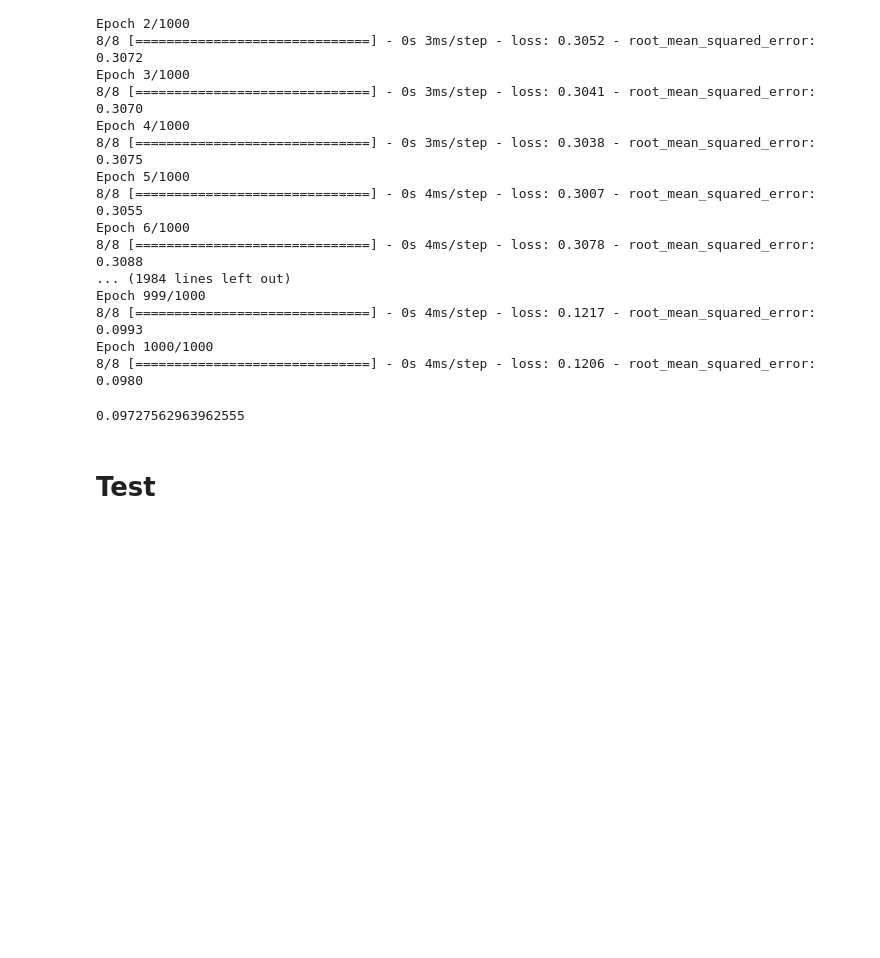
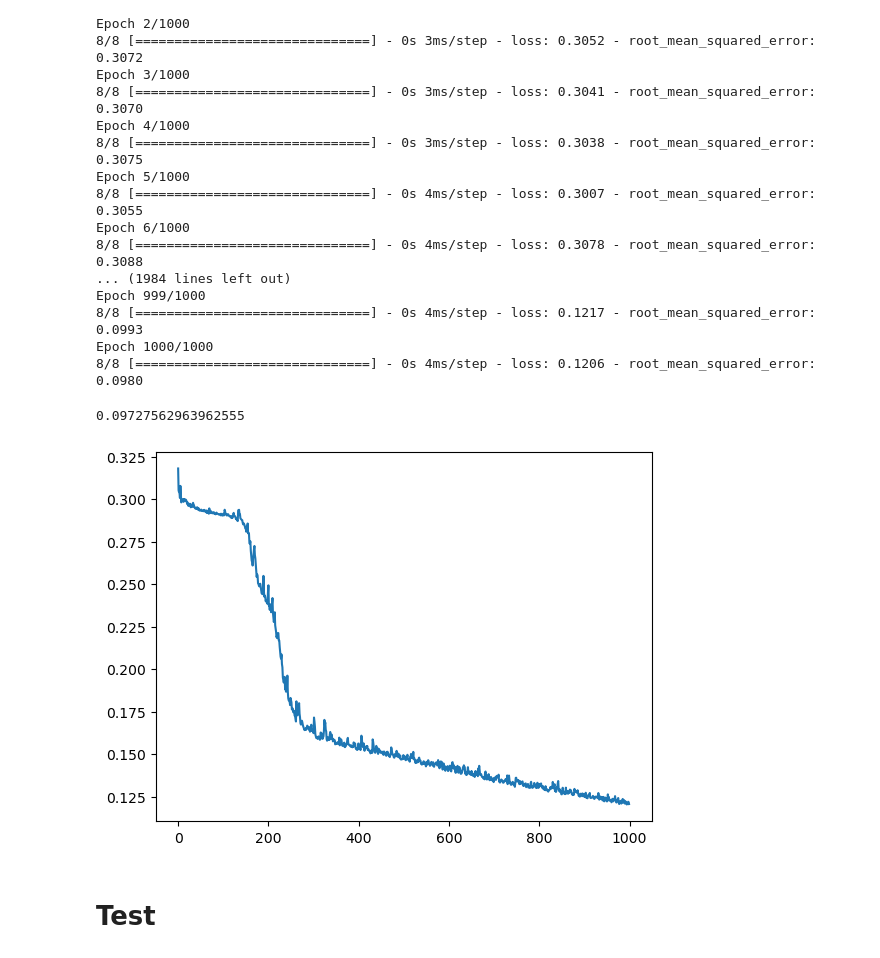
Before and after one commit to shOh-ai/Emotion_Score_Prediction, a Jupyter notebook: DL_model/multi-modal_DL/Final code.ipynb, the cells around one changed output. Cells and saved outputs as stored; diff of their text form; code cells hidden in the pictures; blank space fills up the shorter version.

```diff
--- a/DL_model/multi-modal_DL/Final code.ipynb
+++ b/DL_model/multi-modal_DL/Final code.ipynb
@@ -149,6 +149,12 @@ Epoch 1000/1000
 min(hist.history['root_mean_squared_error'])
 # %% [output]
 0.09727562963962555
+# %%
+import matplotlib.pyplot as plt
+plt.plot(hist.history['loss'])
+plt.show()
+# %% [output]
+[figure, added]
 # %%
 import tensorflow as tf
 
```
Also changed, not shown: parts of 1 cell of this notebook, 2 other files.
